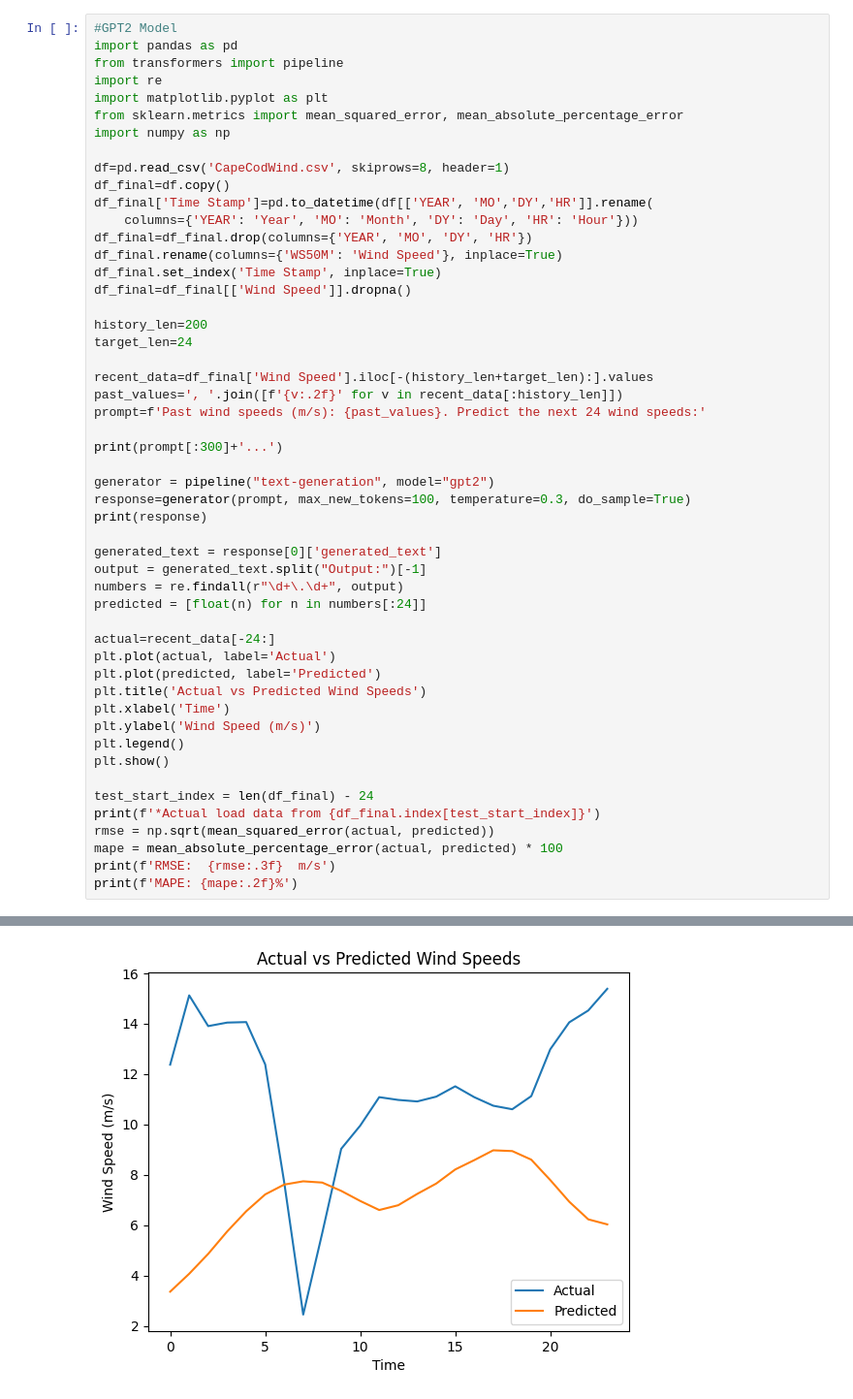
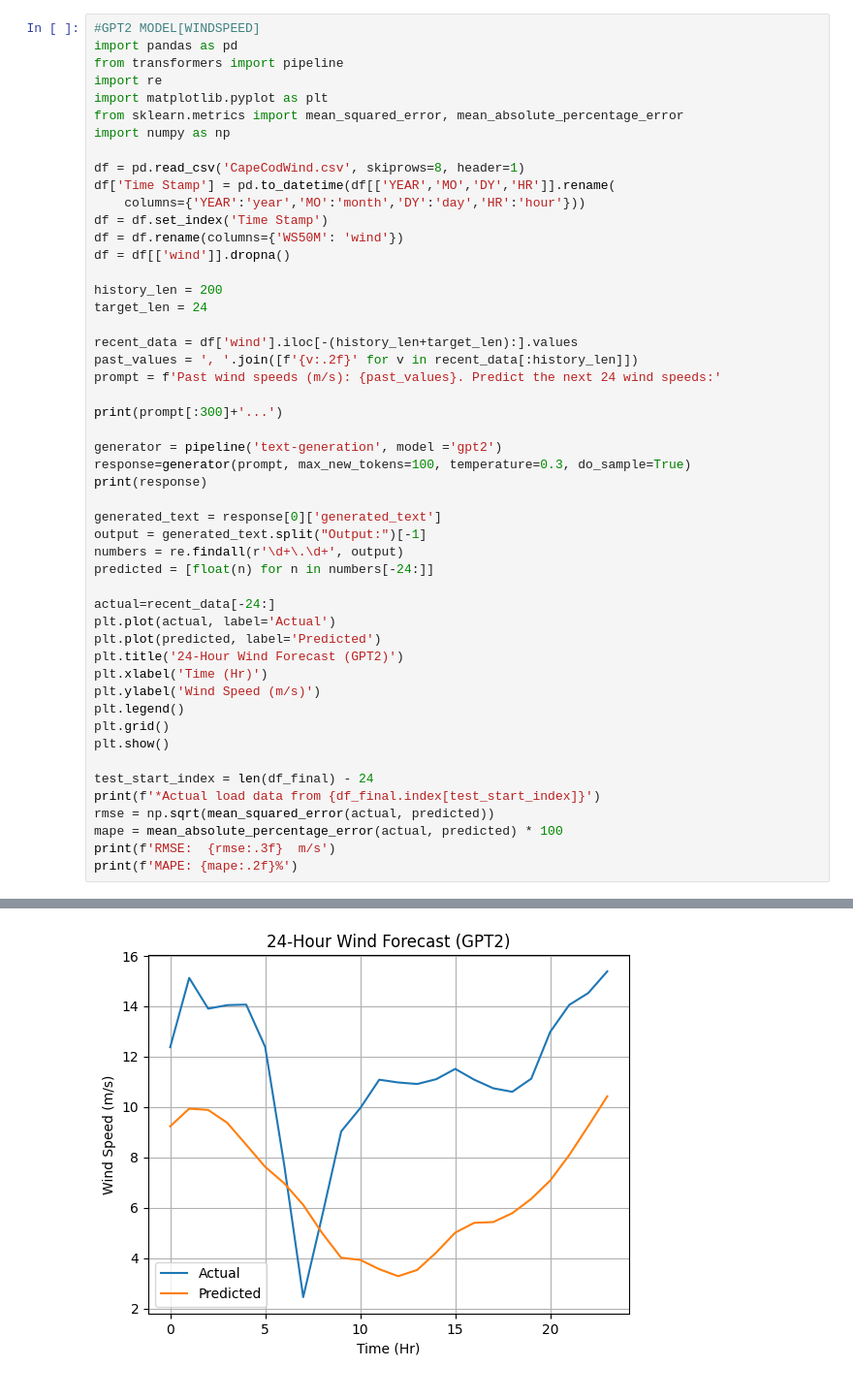
Before and after one commit to Josh413/Forecasting-Models-UConn-Research-2025-, a Jupyter notebook: LLM_Project.ipynb, the cells around one changed output, grey strips where cells are left out. Shown at 97% size. Drawn from its saved outputs; the diff is of its cells as text.

```diff
--- a/LLM_Project.ipynb
+++ b/LLM_Project.ipynb
@@ -198,5 +262,5 @@ MAPE: 1.30%
 # %%
-#GPT2 Model
+#GPT2 MODEL[WINDSPEED]
 import pandas as pd
 from transformers import pipeline
 import re
@@ -204,51 +268,50 @@ import matplotlib.pyplot as plt
 from sklearn.metrics import mean_squared_error, mean_absolute_percentage_error
 import numpy as np
 
-df=pd.read_csv('CapeCodWind.csv', skiprows=8, header=1)
-df_final=df.copy()
-df_final['Time Stamp']=pd.to_datetime(df[['YEAR', 'MO','DY','HR']].rename(
-    columns={'YEAR': 'Year', 'MO': 'Month', 'DY': 'Day', 'HR': 'Hour'}))
-df_final=df_final.drop(columns={'YEAR', 'MO', 'DY', 'HR'})
-df_final.rename(columns={'WS50M': 'Wind Speed'}, inplace=True)
-df_final.set_index('Time Stamp', inplace=True)
-df_final=df_final[['Wind Speed']].dropna()
+df = pd.read_csv('CapeCodWind.csv', skiprows=8, header=1)
+df['Time Stamp'] = pd.to_datetime(df[['YEAR','MO','DY','HR']].rename(
+    columns={'YEAR':'year','MO':'month','DY':'day','HR':'hour'}))
+df = df.set_index('Time Stamp')
+df = df.rename(columns={'WS50M': 'wind'})
+df = df[['wind']].dropna()
 
-history_len=200
-target_len=24
+history_len = 200
+target_len = 24
 
-recent_data=df_final['Wind Speed'].iloc[-(history_len+target_len):].values
-past_values=', '.join([f'{v:.2f}' for v in recent_data[:history_len]])
-prompt=f'Past wind speeds (m/s): {past_values}. Predict the next 24 wind speeds:'
+recent_data = df['wind'].iloc[-(history_len+target_len):].values
+past_values = ', '.join([f'{v:.2f}' for v in recent_data[:history_len]])
+prompt = f'Past wind speeds (m/s): {past_values}. Predict the next 24 wind speeds:'
 
 print(prompt[:300]+'...')
 
-generator = pipeline("text-generation", model="gpt2")
+generator = pipeline('text-generation', model ='gpt2')
 response=generator(prompt, max_new_tokens=100, temperature=0.3, do_sample=True)
 print(response)
 
 generated_text = response[0]['generated_text']
 output = generated_text.split("Output:")[-1]
-numbers = re.findall(r"\d+\.\d+", output)
-predicted = [float(n) for n in numbers[:24]]
+numbers = re.findall(r'\d+\.\d+', output)
+predicted = [float(n) for n in numbers[-24:]]
 
 actual=recent_data[-24:]
 plt.plot(actual, label='Actual')
 plt.plot(predicted, label='Predicted')
-plt.title('Actual vs Predicted Wind Speeds')
-plt.xlabel('Time')
+plt.title('24-Hour Wind Forecast (GPT2)')
+plt.xlabel('Time (Hr)')
 plt.ylabel('Wind Speed (m/s)')
 plt.legend()
+plt.grid()
 plt.show()
 
 test_start_index = len(df_final) - 24
 print(f'*Actual load data from {df_final.index[test_start_index]}')
 rmse = np.sqrt(mean_squared_error(actual, predicted))
 mape = mean_absolute_percentage_error(actual, predicted) * 100
 print(f'RMSE:  {rmse:.3f}  m/s')
 print(f'MAPE: {mape:.2f}%')
 # %% [output]
 Past wind speeds (m/s): 3.36, 4.07, 4.86, 5.75, 6.55, 7.22, 7.61, 7.74, 7.69, 7.36, 6.96, 6.60, 6.79, 7.24, 7.65, 8.21, 8.58, 8.97, 8.94, 8.60, 7.79, 6.93, 6.23, 6.03, 6.41, 6.86, 7.57, 8.28, 8.73, 8. ...
 Device set to use cpu
 Setting `pad_token_id` to `eos_token_id`:50256 for open-end generation.
 [{'generated_text': 'Past wind speeds (m/s): 3.36, 4.07, 4.86, 5.75, 6.55, 7.22, 7.61, 7.74, 7.69, 7.36, 6.96, 6.60, 6.79, 7.24, 7.65, 8.21, 8.58, 8.97, 8.94, 8.60, 7.79, 6.93, 6.23, 6.03, 6.41, 6.86, ...
-[figure, old version]
+[figure, new version]
```
Also changed, not shown: parts of 4 cells of this notebook.
